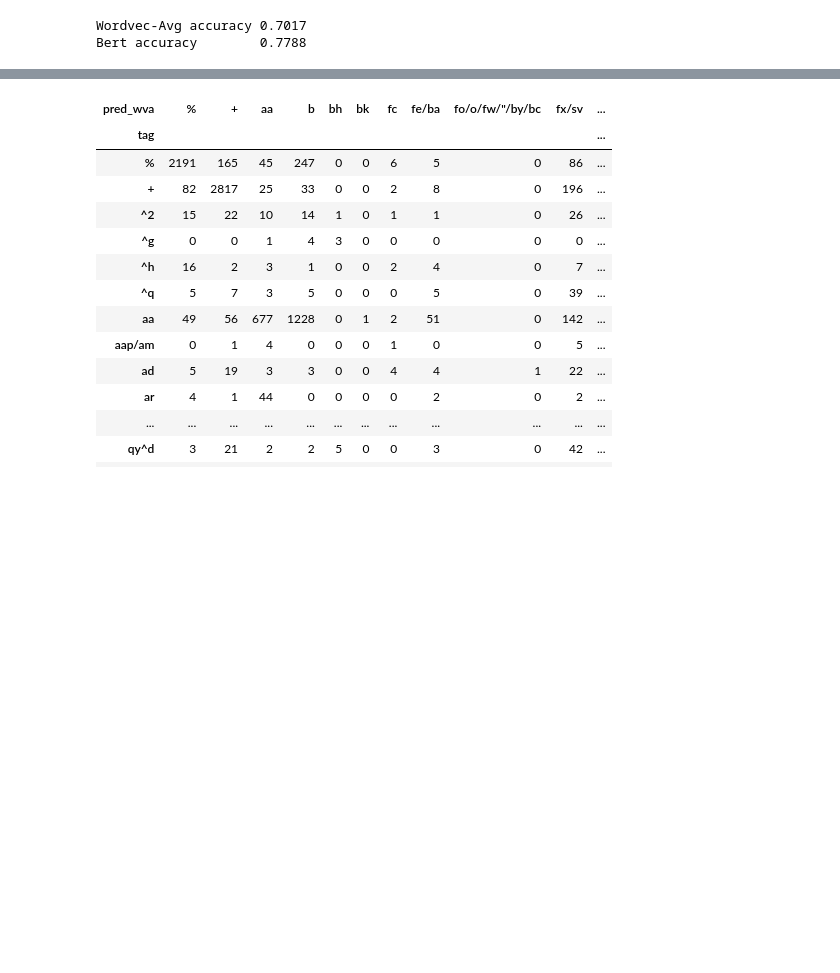
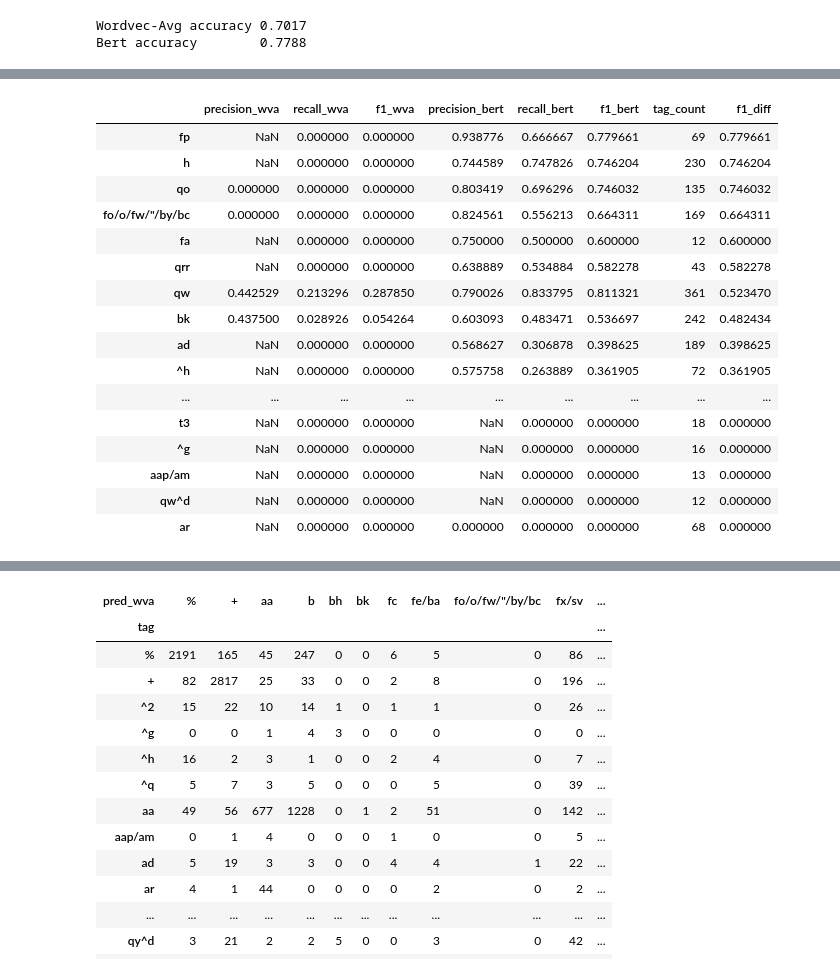
Before and after one commit to GU-CLASP/DistributionalDiscourse, a Jupyter notebook: Analysis.ipynb, the cells around one changed output, grey strips where cells are left out. Cells and saved outputs as stored; diff of their text form; code cells hidden in the pictures; blank space fills up the shorter version.

```diff
--- a/Analysis.ipynb
+++ b/Analysis.ipynb
@@ -45,0 +71,21 @@ def scores(df, pred):
+# %%
+sdf = sdf.sort_values('f1_diff', ascending=False)
+sdf
+# %% [output]
+|  | precision_wva | recall_wva | f1_wva | precision_bert | recall_bert | f1_bert | tag_count | f1_diff |
+| fp | NaN | 0.000000 | 0.000000 | 0.938776 | 0.666667 | 0.779661 | 69 | 0.779661 |
+| h | NaN | 0.000000 | 0.000000 | 0.744589 | 0.747826 | 0.746204 | 230 | 0.746204 |
+| qo | 0.000000 | 0.000000 | 0.000000 | 0.803419 | 0.696296 | 0.746032 | 135 | 0.746032 |
+| fo/o/fw/"/by/bc | 0.000000 | 0.000000 | 0.000000 | 0.824561 | 0.556213 | 0.664311 | 169 | 0.664311 |
+| fa | NaN | 0.000000 | 0.000000 | 0.750000 | 0.500000 | 0.600000 | 12 | 0.600000 |
+| qrr | NaN | 0.000000 | 0.000000 | 0.638889 | 0.534884 | 0.582278 | 43 | 0.582278 |
+| qw | 0.442529 | 0.213296 | 0.287850 | 0.790026 | 0.833795 | 0.811321 | 361 | 0.523470 |
+| bk | 0.437500 | 0.028926 | 0.054264 | 0.603093 | 0.483471 | 0.536697 | 242 | 0.482434 |
+| ad | NaN | 0.000000 | 0.000000 | 0.568627 | 0.306878 | 0.398625 | 189 | 0.398625 |
+| ^h | NaN | 0.000000 | 0.000000 | 0.575758 | 0.263889 | 0.361905 | 72 | 0.361905 |
+| ... | ... | ... | ... | ... | ... | ... | ... | ... |
+| t3 | NaN | 0.000000 | 0.000000 | NaN | 0.000000 | 0.000000 | 18 | 0.000000 |
+| ^g | NaN | 0.000000 | 0.000000 | NaN | 0.000000 | 0.000000 | 16 | 0.000000 |
+| aap/am | NaN | 0.000000 | 0.000000 | NaN | 0.000000 | 0.000000 | 13 | 0.000000 |
+| qw^d | NaN | 0.000000 | 0.000000 | NaN | 0.000000 | 0.000000 | 12 | 0.000000 |
+| ar | NaN | 0.000000 | 0.000000 | 0.000000 | 0.000000 | 0.000000 | 68 | 0.000000 |
```
Also changed, not shown: parts of 4 cells of this notebook.
